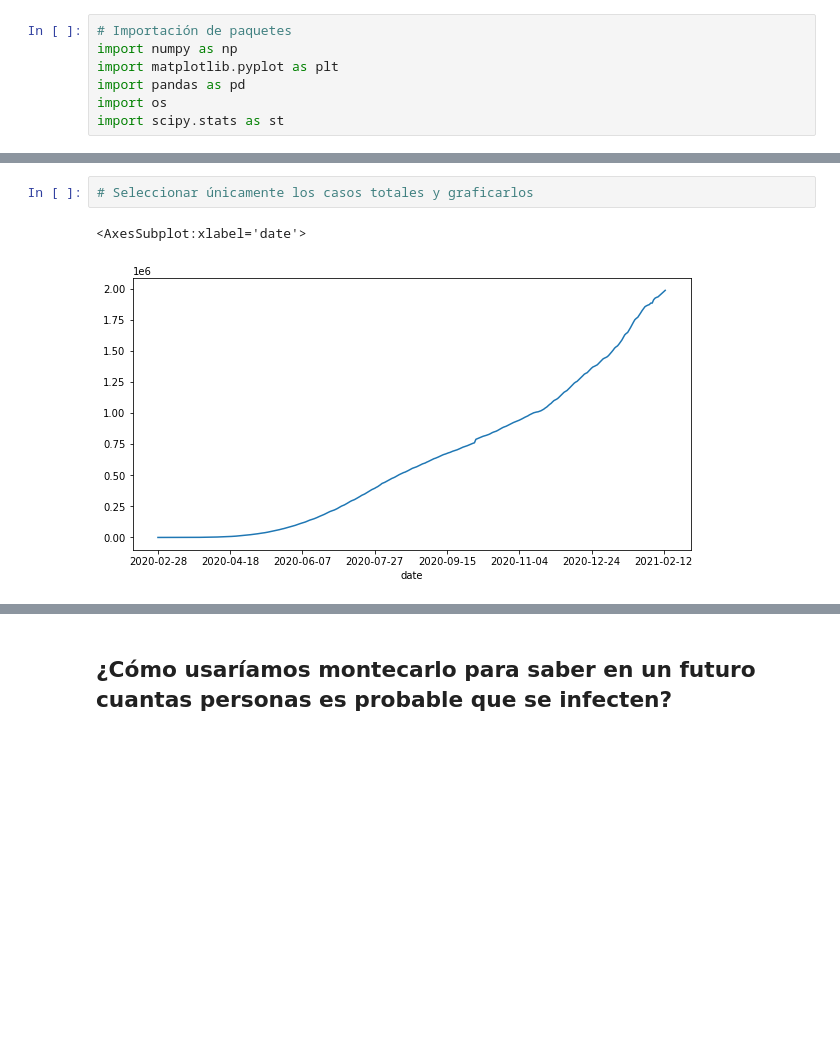
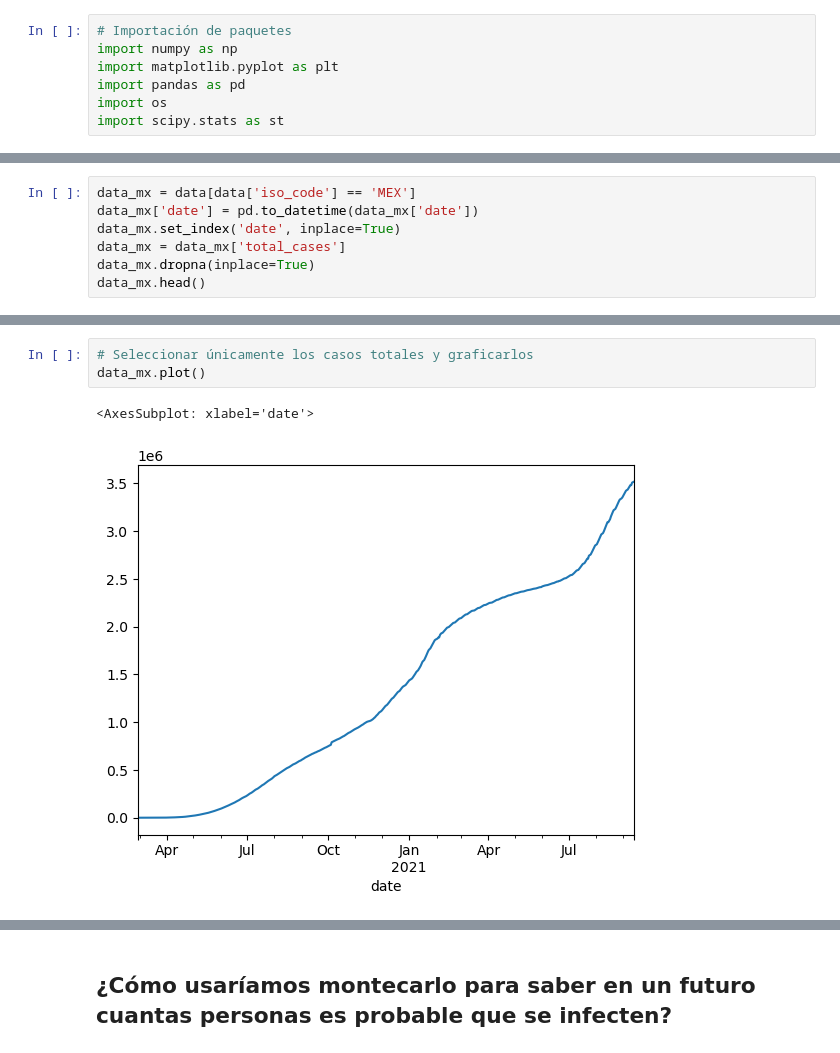
Before and after one commit to Diegoech188/SPF-2023-II, a Jupyter notebook: TEMA-1/Clase8_EjemplosSimulacion.ipynb, the cells around one changed output, grey strips where cells are left out. Saved outputs shown, nothing was run; the diff lists cells and outputs as text; blank space fills up the shorter version.

```diff
--- a/TEMA-1/Clase8_EjemplosSimulacion.ipynb
+++ b/TEMA-1/Clase8_EjemplosSimulacion.ipynb
@@ -42,0 +43,7 @@ data = pd.read_csv('covid_cases.csv')
+# %%
+data_mx = data[data['iso_code'] == 'MEX']
+data_mx['date'] = pd.to_datetime(data_mx['date'])
+data_mx.set_index('date', inplace=True)
+data_mx = data_mx['total_cases']
+data_mx.dropna(inplace=True)
+data_mx.head()
@@ -43,7 +67,8 @@ data = pd.read_csv('covid_cases.csv')
 # %%
 # Seleccionar únicamente los casos totales y graficarlos
+data_mx.plot()
 # %% [output]
-<AxesSubplot:xlabel='date'>
+<AxesSubplot: xlabel='date'>
-[figure, old version]
+[figure, new version]
 # %%
 # Analizar los datos en el dominio de la frecuencia (histograma)
```
Also changed, not shown: parts of 12 cells of this notebook, 2 other files.
